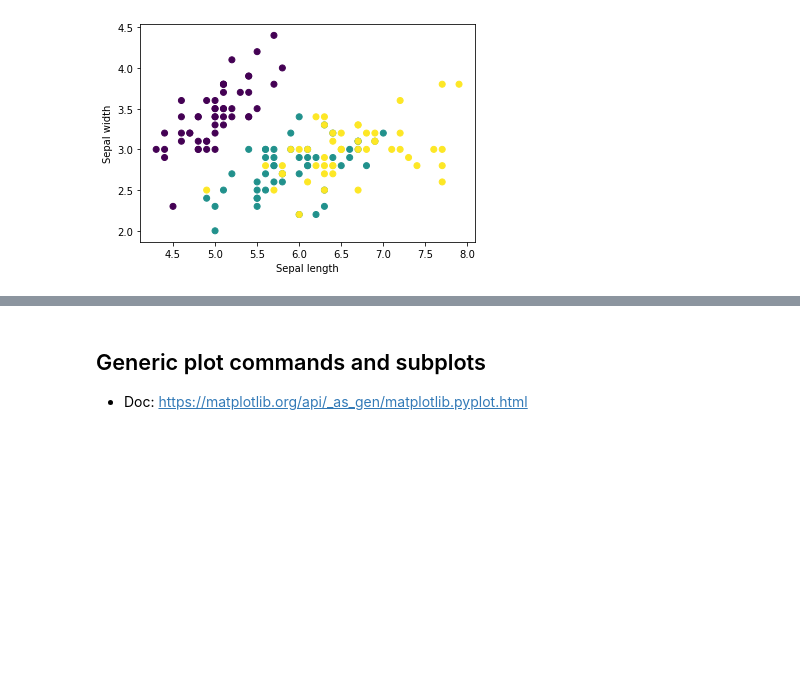
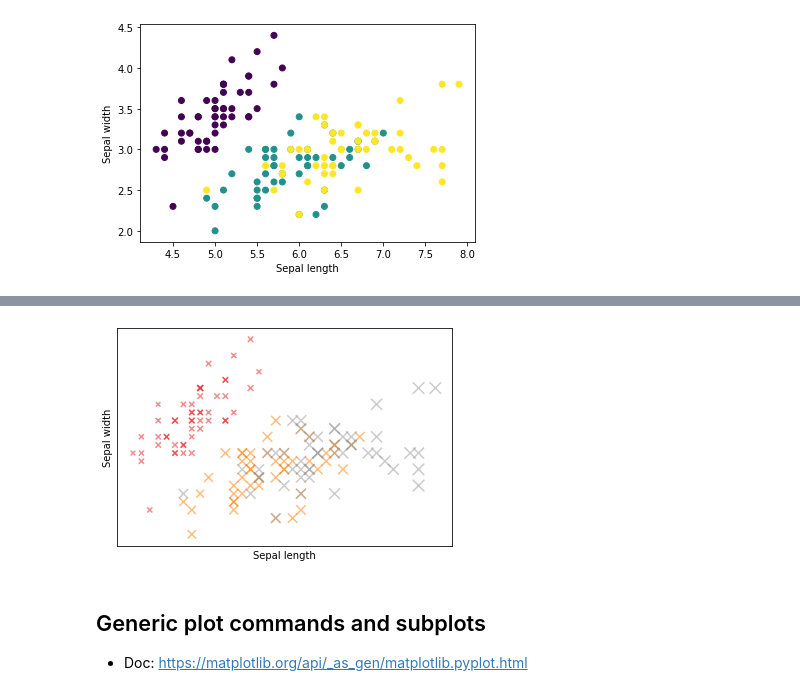
Before and after one commit to lichtend/fall2019, a Jupyter notebook: week2/Week2.ipynb, the cells around one changed output, grey strips where cells are left out. Cells and saved outputs as stored; diff of their text form; code cells hidden in the pictures; blank space fills up the shorter version.

```diff
--- a/week2/Week2.ipynb
+++ b/week2/Week2.ipynb
@@ -652,7 +652,7 @@ plt.scatter(
     c=iris_df["species"],
     cmap=plt.cm.Set1, # Set2, etc
     alpha=0.5,
-    s=10, iris_df["petal_length"] * 20,
+    s=iris_df["petal_length"] * 20,
     marker="x",
 )
 
@@ -664,6 +664,7 @@ plt.ylabel('Sepal width')
 plt.xticks(())
 plt.yticks(())
 
+#show
 plt.show()
 
 #FOR PANDAS, YOU HAVE TO PASS STRINGS
@@ -672,3 +672,4 @@ SyntaxError: positional argument follows keyword argument (<ipython-input-27-bca
+[figure, added]
 # %%
 # Histograms:  https://matplotlib.org/api/_as_gen/matplotlib.pyplot.hist.html
 
```
Also changed, not shown: parts of 1 cell of this notebook, 1 other file.
